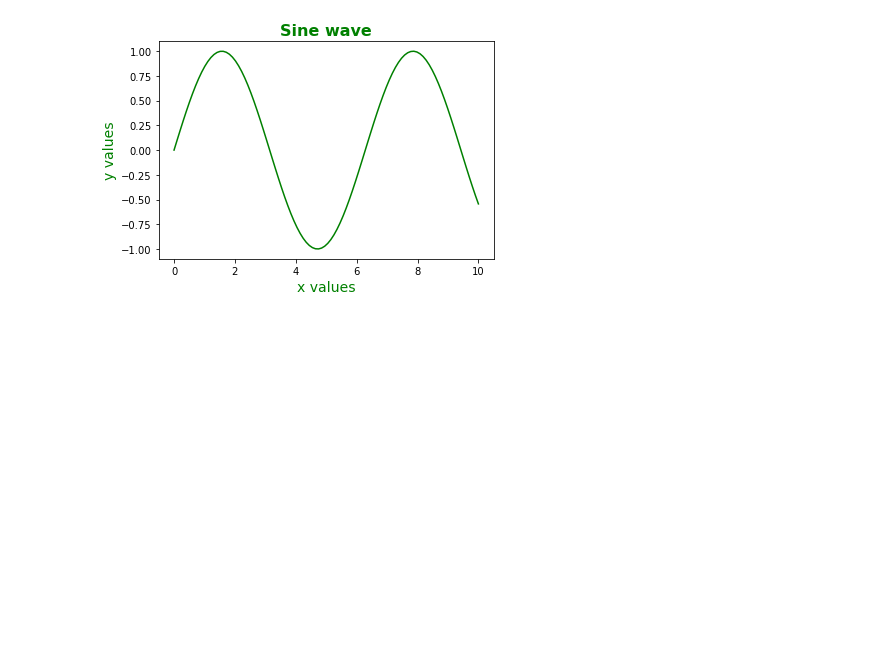
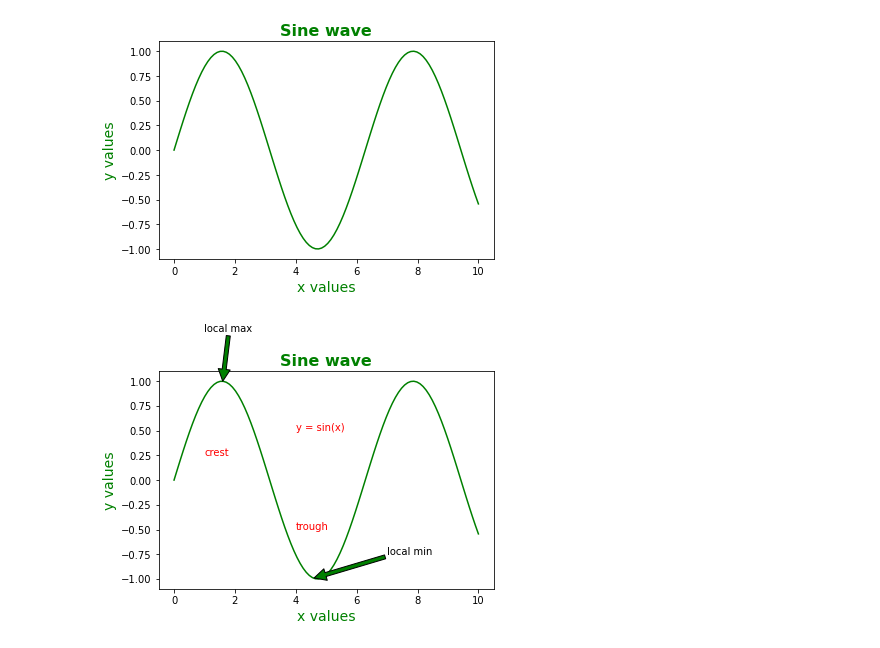
Before and after one commit to zaid-kamil/DP-SEP-PYDS-330-MTTF, a Jupyter notebook: data_analysis/visualization.ipynb, the cells around one changed output. Drawn from its saved outputs; the diff is of its cells as text; code cells hidden in the pictures; blank space fills up the shorter version.

```diff
--- a/data_analysis/visualization.ipynb
+++ b/data_analysis/visualization.ipynb
@@ -54,3 +54,18 @@ plt.title('Sine wave',fontsize=16, fontdict={'color': 'green', 'weight': 'bold',
 plt.show()
 # %% [output]
 [figure]
+# %%
+x = np.linspace(0, 10, 100)
+plt.plot(x, np.sin(x), 'g', label='sine wave of t')
+plt.xlabel('x values', fontsize=14, fontdict={'color': 'green'})
+plt.ylabel('y values',fontsize=14, fontdict={'color': 'green'})
+plt.title('Sine wave',fontsize=16, fontdict={'color': 'green', 'weight': 'bold',})
+plt.text(4, .5, 'y = sin(x)', fontsize=10, fontdict={'color': 'red',})
+plt.text(1, .25, 'crest', fontsize=10, fontdict={'color': 'red',})
+plt.text(4, -.5, 'trough', fontsize=10, fontdict={'color': 'red',})
+# annotate
+plt.annotate('local max', xy=(1.6, 1), xytext=(1, 1.5), arrowprops={'facecolor': 'green'})
+plt.annotate('local min', xy=(4.6, -.99), xytext=(7, -.75), arrowprops={'facecolor': 'green'})
+plt.show()
+# %% [output]
+[figure, added]
```
Also changed, not shown: parts of 12 cells of this notebook.
